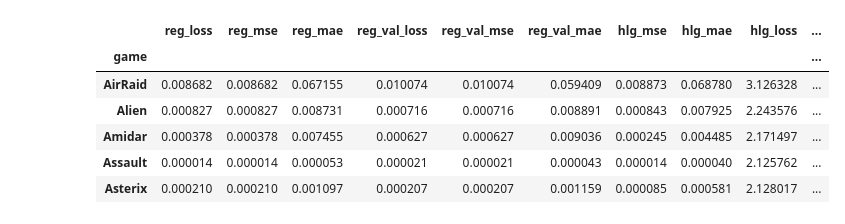
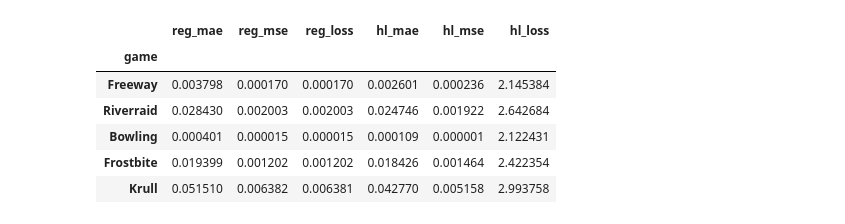
Before and after one commit to marthawhite/Histogram_loss, a Jupyter notebook: atari_prediction/analysis/hypothesis_test.ipynb, the cells around one changed output. Cells and saved outputs as stored; diff of their text form; code cells hidden in the pictures.

```diff
--- a/atari_prediction/analysis/hypothesis_test.ipynb
+++ b/atari_prediction/analysis/hypothesis_test.ipynb
@@ -6,19 +6,19 @@ from scipy import stats
 import os
 # %%
 # Load data
-path = os.path.join("..", "data", "csvresults", "atari_meta.csv")
+path = os.path.join("..", "..", "data", "csvresults", "rerun_meta.csv")
 df = pd.read_csv(path)
 df = df.drop('Unnamed: 0', axis=1).set_index("game")
 df = df.drop(["Tennis", "Venture", "MontezumaRevenge"])
 df.head()
 # %% [output]
-|  | reg_loss | reg_mse | reg_mae | reg_val_loss | reg_val_mse | reg_val_mae | hlg_mse | hlg_mae | hlg_loss | ... |
-| game |  |  |  |  |  |  |  |  |  | ... |
-| AirRaid | 0.008682 | 0.008682 | 0.067155 | 0.010074 | 0.010074 | 0.059409 | 0.008873 | 0.068780 | 3.126328 | ... |
-| Alien | 0.000827 | 0.000827 | 0.008731 | 0.000716 | 0.000716 | 0.008891 | 0.000843 | 0.007925 | 2.243576 | ... |
-| Amidar | 0.000378 | 0.000378 | 0.007455 | 0.000627 | 0.000627 | 0.009036 | 0.000245 | 0.004485 | 2.171497 | ... |
-| Assault | 0.000014 | 0.000014 | 0.000053 | 0.000021 | 0.000021 | 0.000043 | 0.000014 | 0.000040 | 2.125762 | ... |
-| Asterix | 0.000210 | 0.000210 | 0.001097 | 0.000207 | 0.000207 | 0.001159 | 0.000085 | 0.000581 | 2.128017 | ... |
+|  | reg_mae | reg_mse | reg_loss | hl_mae | hl_mse | hl_loss |
+| game |  |  |  |  |  |  |
+| Freeway | 0.003798 | 0.000170 | 0.000170 | 0.002601 | 0.000236 | 2.145384 |
+| Riverraid | 0.028430 | 0.002003 | 0.002003 | 0.024746 | 0.001922 | 2.642684 |
+| Bowling | 0.000401 | 0.000015 | 0.000015 | 0.000109 | 0.000001 | 2.122431 |
+| Frostbite | 0.019399 | 0.001202 | 0.001202 | 0.018426 | 0.001464 | 2.422354 |
+| Krull | 0.051510 | 0.006382 | 0.006381 | 0.042770 | 0.005158 | 2.993758 |
 # %%
 # Select variable to test for mean zero
 
```
Also changed, not shown: parts of 5 cells of this notebook, 2 other files.
